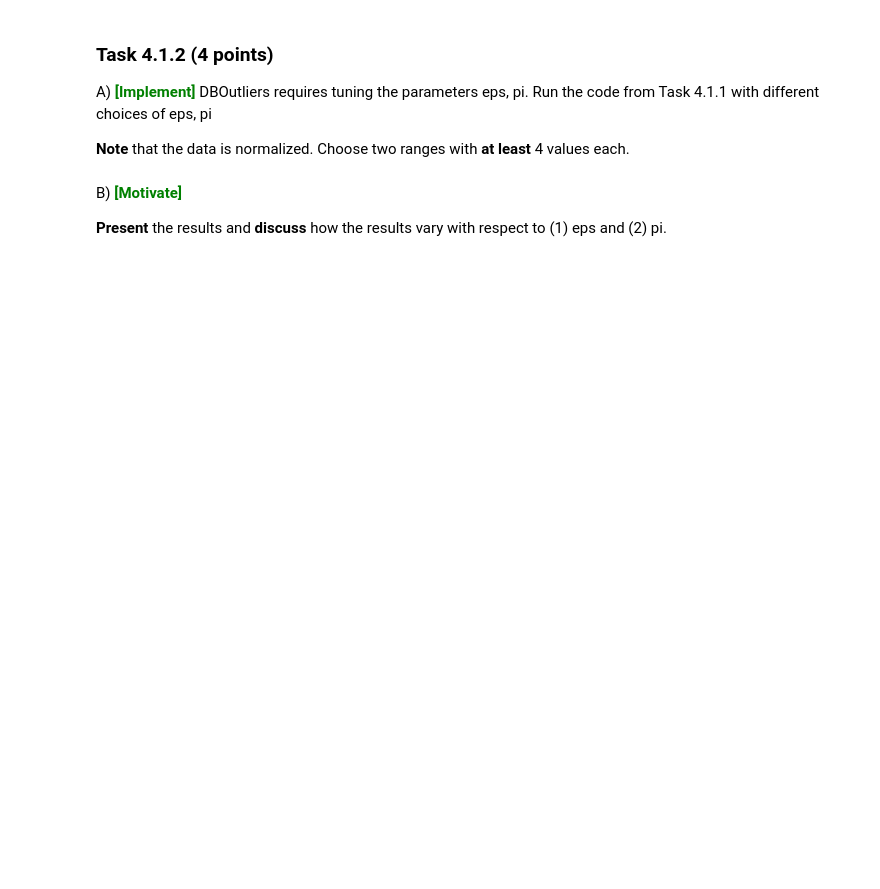
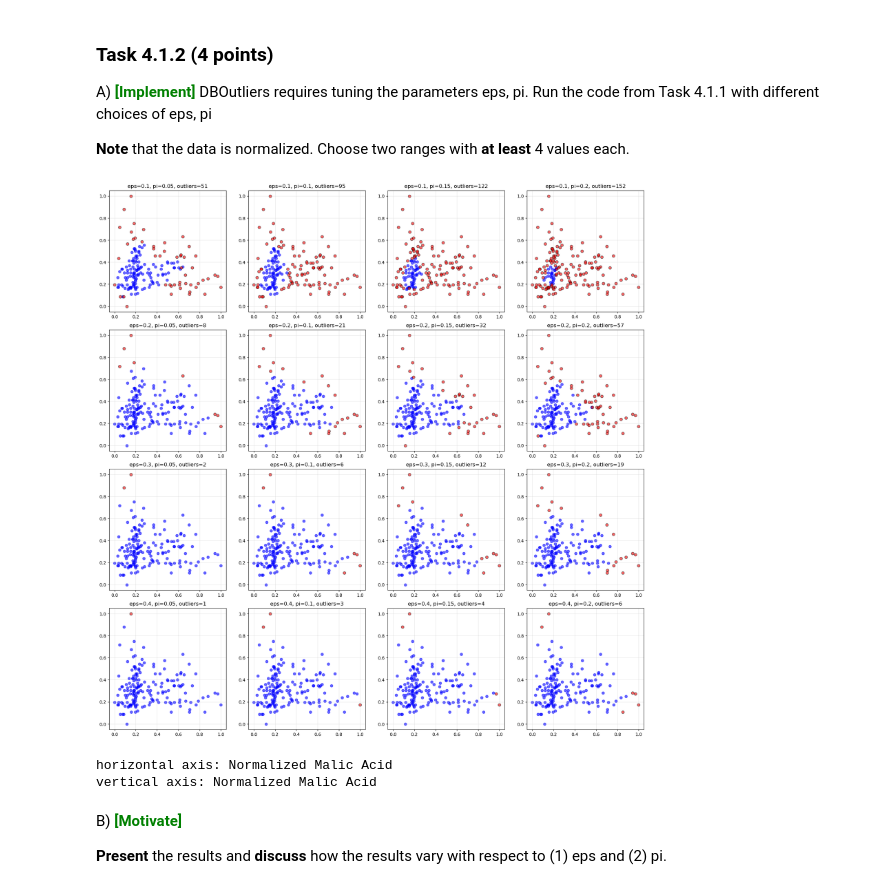
Before and after one commit to garlicxd/dm2025-group-7, a Jupyter notebook: handins/handin1.ipynb, the cells around one changed output. Cells and saved outputs as stored; diff of their text form; code cells hidden in the pictures; blank space fills up the shorter version.

```diff
--- a/handins/handin1.ipynb
+++ b/handins/handin1.ipynb
@@ -1591,9 +1621,40 @@ DBOutliers requires tuning the parameters eps, pi. Run the code from Task 4.1.1
 
 **Note** that the data is normalized. Choose two ranges with **at least** 4 values each.
 # %%
-### YOUR CODE HERE
+# choices for epsilon and pi
+eps_values = [0.1, 0.2, 0.3, 0.4]
+pi_values = [0.05, 0.1, 0.15, 0.2]
 
-### YOUR CODE HERE
+fig, axes = plt.subplots(len(eps_values), len(pi_values), figsize=(18, 18))
+fig.tight_layout(pad=2.0)
+
+results = {}
+
+for i, eps in enumerate(eps_values):
+    for j, pi in enumerate(pi_values):
+
+        outliers = DBOutliers(X_norm, eps=eps, pi=pi)
+        results[(eps, pi)] = len(outliers)
+
+        # separate normal and outlier points
+        mask = np.zeros(len(X_norm), dtype=bool)
+        if len(outliers) > 0:
+            mask[outliers] = True
+
+        axes[i, j].scatter(X_norm[~mask, 0], X_norm[~mask, 1], c='blue', label='Normal', alpha=0.6)
+        axes[i, j].scatter(X_norm[mask, 0], X_norm[mask, 1], c='red', label='Outliers',
+                          alpha=0.6, edgecolor='black', s=40)
+
+        axes[i, j].set_title(f'eps={eps}, pi={pi}, outliers={len(outliers)}')
+        axes[i, j].grid(True, alpha=0.3)
+
+plt.show()
+print('horizontal axis: Normalized Malic Acid' )
+print('vertical axis: Normalized Malic Acid' )
+# %% [output]
+[figure, added]
+horizontal axis: Normalized Malic Acid
+vertical axis: Normalized Malic Acid
 # %% [markdown]
 B) <span style='color: green'>**\[Motivate\]**</span><br>
 
```
Also changed, not shown: parts of 12 cells of this notebook.
